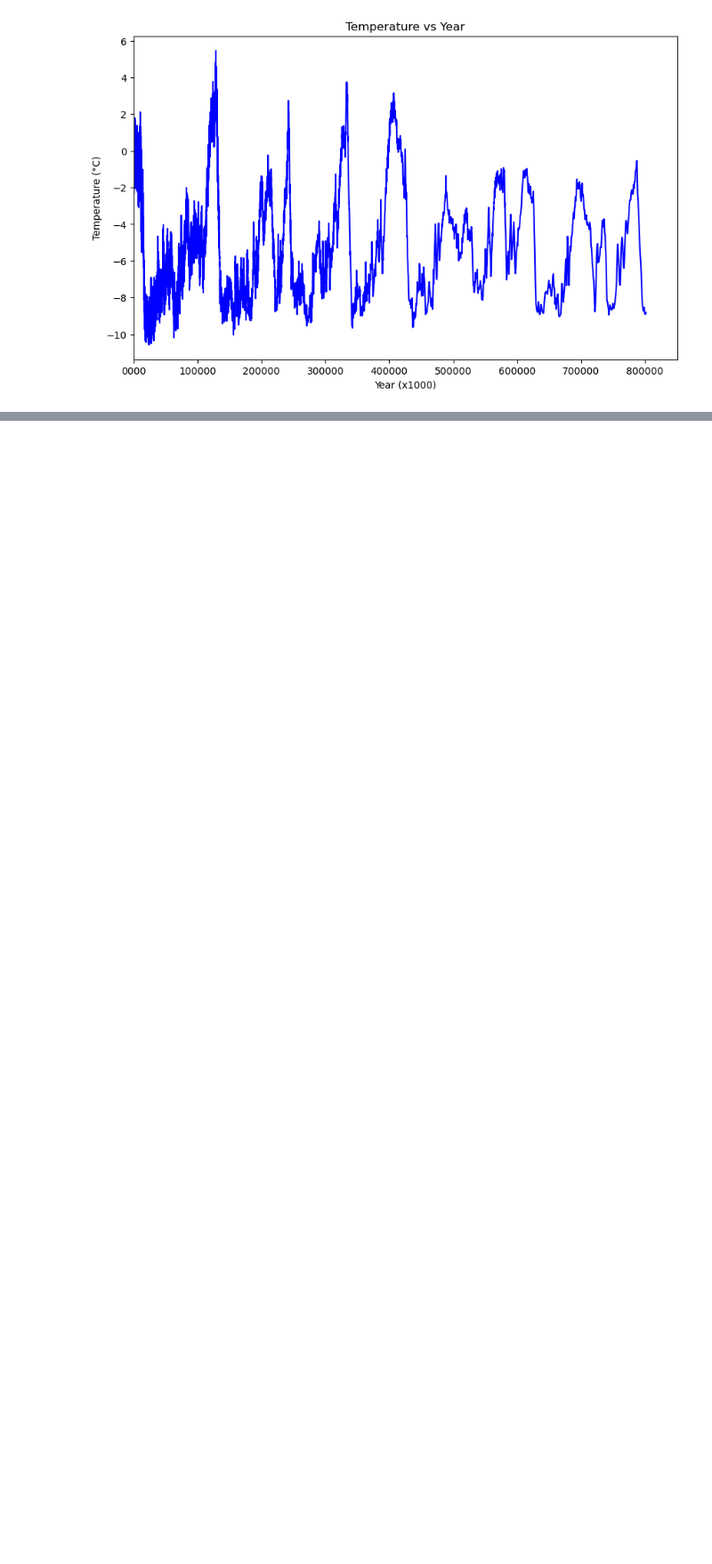
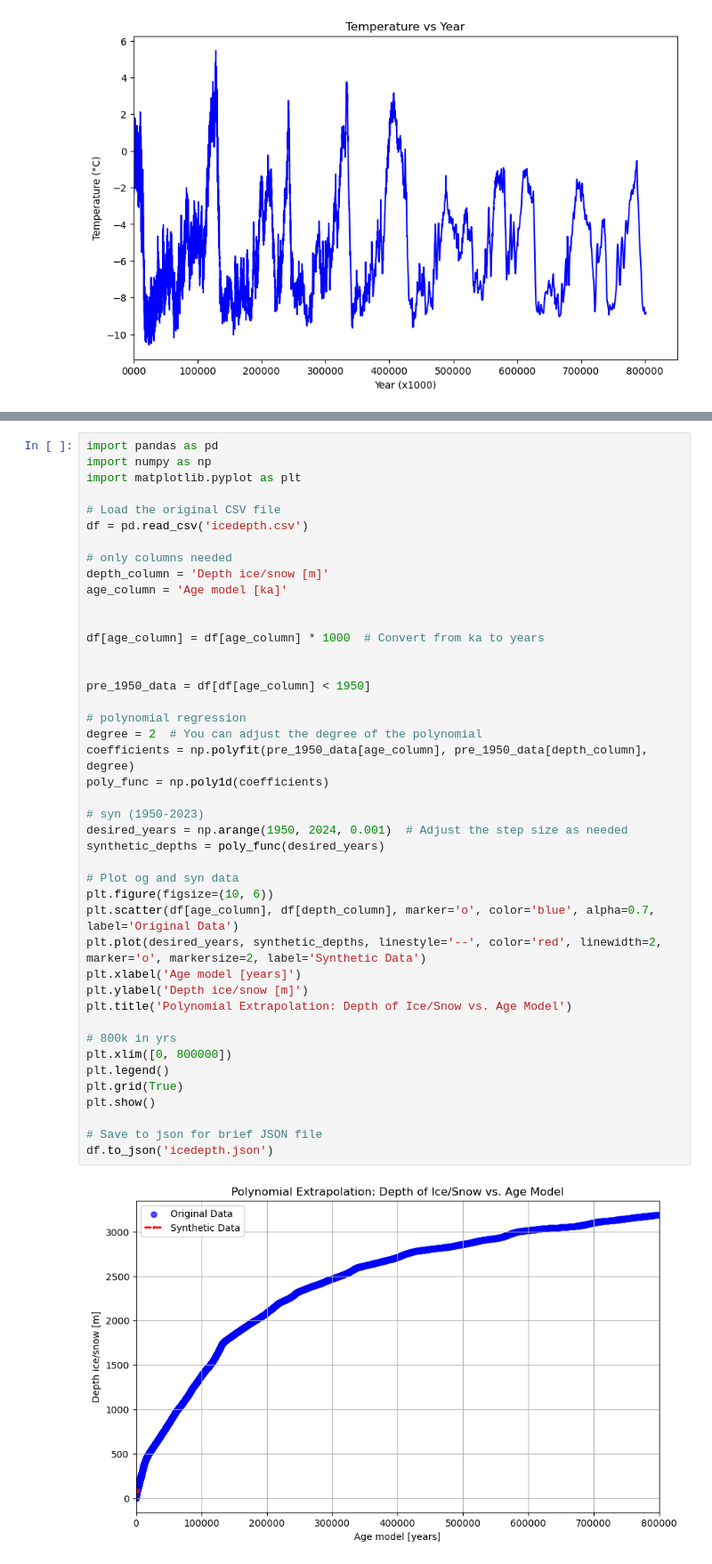
Before and after one commit to Gerbs2193/Programming-for-Data-Analysis-Project, a Jupyter notebook: project.ipynb, the cells around one changed output, grey strips where cells are left out. Shown at 89% size. Drawn from its saved outputs; the diff is of its cells as text; blank space fills up the shorter version.

```diff
--- a/project.ipynb
+++ b/project.ipynb
@@ -482,0 +524,45 @@ plt.show()
+# %%
+import pandas as pd
+import numpy as np
+import matplotlib.pyplot as plt
+
+# Load the original CSV file
+df = pd.read_csv('icedepth.csv')
+
+# only columns needed
+depth_column = 'Depth ice/snow [m]'
+age_column = 'Age model [ka]'
+
+
+df[age_column] = df[age_column] * 1000  # Convert from ka to years
+
+
+pre_1950_data = df[df[age_column] < 1950]
+
+# polynomial regression
+degree = 2  # You can adjust the degree of the polynomial
+coefficients = np.polyfit(pre_1950_data[age_column], pre_1950_data[depth_column], degree)
+poly_func = np.poly1d(coefficients)
+
+# syn (1950-2023)
+desired_years = np.arange(1950, 2024, 0.001)  # Adjust the step size as needed
+synthetic_depths = poly_func(desired_years)
+
+# Plot og and syn data
+plt.figure(figsize=(10, 6))
+plt.scatter(df[age_column], df[depth_column], marker='o', color='blue', alpha=0.7, label='Original Data')
+plt.plot(desired_years, synthetic_depths, linestyle='--', color='red', linewidth=2, marker='o', markersize=2, label='Synthetic Data')
+plt.xlabel('Age model [years]')
+plt.ylabel('Depth ice/snow [m]')
+plt.title('Polynomial Extrapolation: Depth of Ice/Snow vs. Age Model')
+
+# 800k in yrs
+plt.xlim([0, 800000])
+plt.legend()
+plt.grid(True)
+plt.show()
+
+# Save to json for brief JSON file
+df.to_json('icedepth.json')
+# %% [output]
+[figure, added]
```
Also changed, not shown: parts of 10 cells of this notebook, 4 other files.
